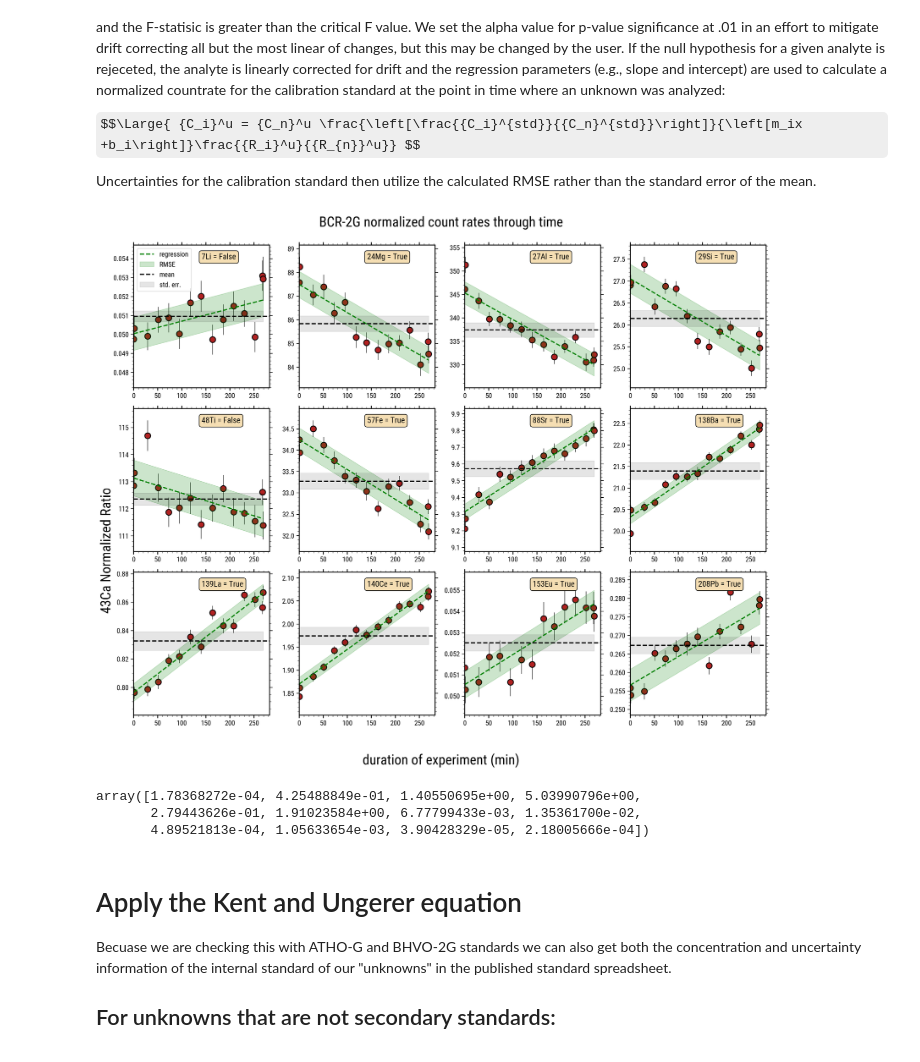
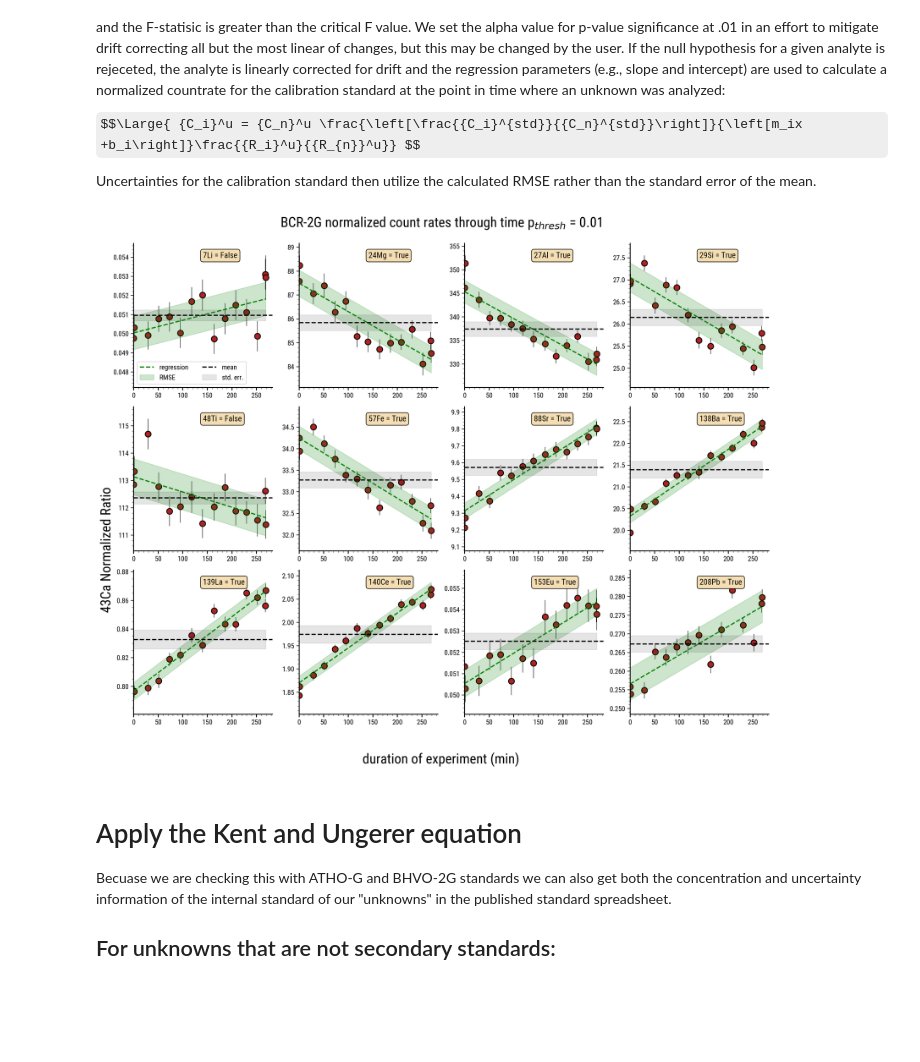
Before and after one commit to jlubbersgeo/laicpms_general, a Jupyter notebook: lasercalc_python.ipynb, the cells around one changed output. Cells and saved outputs as stored; diff of their text form; code cells hidden in the pictures; some formulas as TeX source; blank space fills up the shorter version.

```diff
--- a/lasercalc_python.ipynb
+++ b/lasercalc_python.ipynb
@@ -66,7 +66,7 @@ stds_data = pd.read_excel(
 # import our internal standard normalized data
 test_data = (
     pd.read_excel(
-        r"C:\Users\jlubbers\OneDrive - DOI\Research\Coding\laser_processing\test_data\stds_unk_plag_badorder_LTcomplete.xlsx"
+        r"C:\Users\jlubbers\OneDrive - DOI\Research\Coding\laser_processing\laserTRAM-DB\tests\spot_test_timestamp_lasertram_complete.xlsx"
     )
     .dropna()
     .set_index("Spot")
@@ -270,17 +276,8 @@ for j in range(len(myanalytes)):
         ms=10,
     )
     if j == 0:
-        axes[j].legend(loc="upper left", fontsize=12)
+        axes[j].legend(loc="lower left", fontsize=12, ncol=2)
 
-    # axes[j].set_title(
-    #     "y = {}x + {} \n RMSE: {}({}%)  $\mu$ = {}".format(
-    #         np.round(model.params[1], 5),
-    #         np.round(model.params[0], 3),
-    #         np.round(RMSE, 4),
-    #         np.round((100 * RMSE / calib_std_means[j]), 1),
-    #         np.round(calib_std_means[j], 4),
-    #     )
-    # )
     axes[j].set_xlim(0)
 
     # new stuff
@@ -300,41 +297,40 @@ for j in range(len(myanalytes)):
     axes[j].text(
         0.5,
         0.9,
         "{} = {}".format(myanalytes[j], drift),
         transform=axes[j].transAxes,
         bbox=props,
         fontsize=14,
     )
 
 
 for j in range(len(axes)):
     if j >= len(myanalytes):
         fig.delaxes(axes[j])
+    mpl_defaults.left_bottom_axes(axes[j])
 
 fig.suptitle(
-    "{} normalized count rates through time".format(calib_std), fontsize=24, y=1
+    "{} normalized count rates through time p$_{{thresh}}$ = {}".format(
+        calib_std, alpha
+    ),
+    fontsize=24,
+    y=1,
 )
 fig.text(
     0.5, 0.18, "duration of experiment (min)", ha="center", fontsize=24,
 )
 fig.text(
     -0.01,
     0.5,
     "{} Normalized Ratio".format(calib_std_data["norm"].unique()[0]),
     va="center",
     rotation="vertical",
     fontsize=24,
 )
 
 fig.tight_layout()
-# plt.savefig(
-#     "{}/lasercalc_driftcorrect_se_example.pdf".format(outpath), bbox_inches="tight"
-# )
-# plt.savefig(
-#     "{}/lasercalc_driftcorrect_se_example.png".format(outpath), bbox_inches="tight"
-# )
 # %% [output]
-[figure, old version]
+[figure, new version]
 # %%
 # For our calibration standard, calculate the concentration ratio of each analyte to the element used as the internal standard
 std_conc_ratios = []
@@ -359,11 +355,6 @@ for i in range(len(myanalytes)):
 # make our list an array for easier math going forward
 # std_conc_ratios = pd.DataFrame(np.array(std_conc_ratios)[np.newaxis,:],columns = myanalytes)
 std_conc_ratios = np.array(std_conc_ratios)
-std_conc_ratios
-# %% [output]
-array([1.78368272e-04, 4.25488849e-01, 1.40550695e+00, 5.03990796e+00,
-       2.79443626e-01, 1.91023584e+00, 6.77799433e-03, 1.35361700e-02,
-       4.89521813e-04, 1.05633654e-03, 3.90428329e-05, 2.18005666e-04])
 # %% [markdown]
 # Apply the Kent and Ungerer equation
 Becuase we are checking this with ATHO-G and BHVO-2G standards we can also get both the concentration and uncertainty information of the internal standard of our "unknowns" in the published standard spreadsheet.
```
Also changed, not shown: parts of 7 cells of this notebook.
